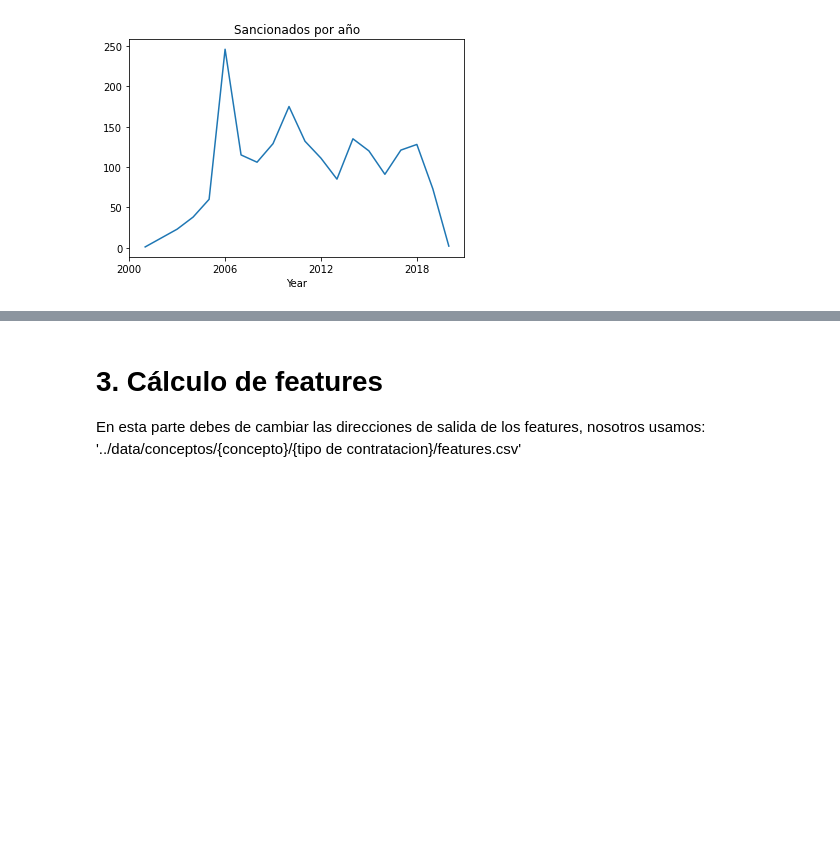
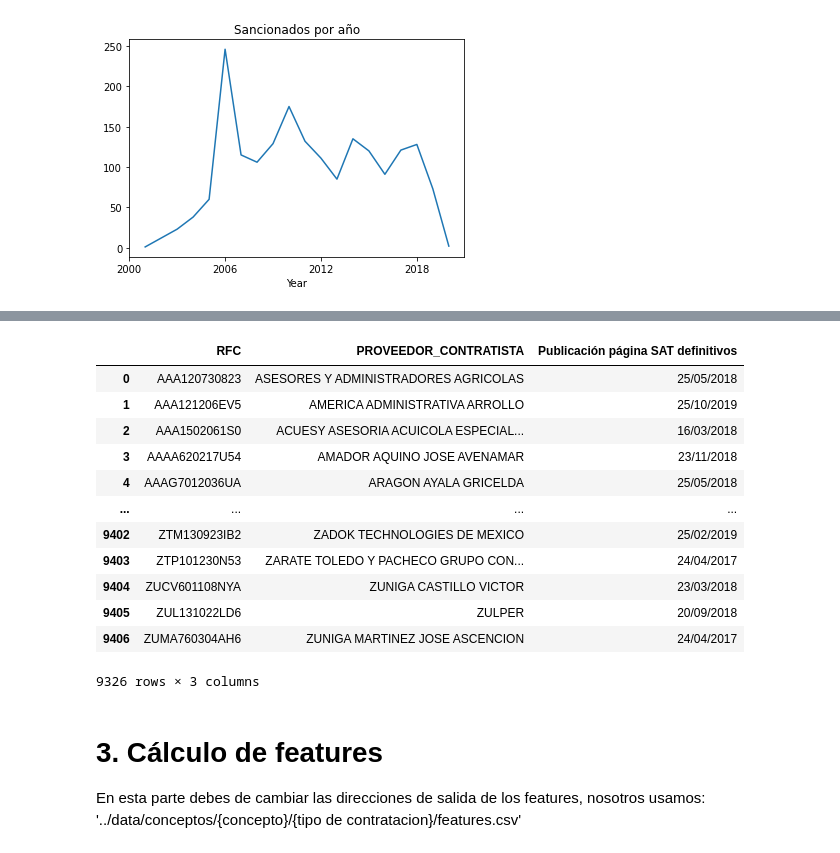
Before and after one commit to imco/IRC, a Jupyter notebook: notebooks/IRC_v2.ipynb, the cells around one changed output, grey strips where cells are left out. Drawn from its saved outputs; the diff is of its cells as text; code cells hidden in the pictures; blank space fills up the shorter version.

Commit message:
Load and preprocess RFC_fantasma table

```diff
--- a/notebooks/IRC_v2.ipynb
+++ b/notebooks/IRC_v2.ipynb
@@ -687,3 +693,32 @@ df_sancionados.groupby('Year').agg('count').Expediente.plot(xticks=range(2000, 2
+# %%
+df_fantasma = pd.read_csv('../data/bases/Definitivos.csv',
+                          dtype={'RFC': str, 'Nombre del Contribuyente': str},
+                          encoding='iso-8859-1',
+                          parse_dates=['Publicación página SAT definitivos'],
+                          skiprows=2,
+                          usecols=['RFC', 'Nombre del Contribuyente', 'Publicación página SAT definitivos'])
+
+df_fantasma = df_fantasma.rename(columns={'Nombre del Contribuyente': 'Nombre del Contribuyente'.upper()})
+
+# Filtra los RFC suprimidos
+df_fantasma = df_fantasma.loc[df_fantasma.RFC != 'XXXXXXXXXXXX']
+
+df_fantasma = clean_base_rfc(df_fantasma)
+df_fantasma
+# %% [output]
+|  | RFC | PROVEEDOR_CONTRATISTA | Publicación página SAT definitivos |
+| 0 | AAA120730823 | ASESORES Y ADMINISTRADORES AGRICOLAS | 25/05/2018 |
+| 1 | AAA121206EV5 | AMERICA ADMINISTRATIVA ARROLLO | 25/10/2019 |
+| 2 | AAA1502061S0 | ACUESY ASESORIA ACUICOLA ESPECIAL... | 16/03/2018 |
+| 3 | AAAA620217U54 | AMADOR AQUINO JOSE AVENAMAR | 23/11/2018 |
+| 4 | AAAG7012036UA | ARAGON AYALA GRICELDA | 25/05/2018 |
+| ... | ... | ... | ... |
+| 9402 | ZTM130923IB2 | ZADOK TECHNOLOGIES DE MEXICO | 25/02/2019 |
+| 9403 | ZTP101230N53 | ZARATE TOLEDO Y PACHECO GRUPO CON... | 24/04/2017 |
+| 9404 | ZUCV601108NYA | ZUNIGA CASTILLO VICTOR | 23/03/2018 |
+| 9405 | ZUL131022LD6 | ZULPER | 20/09/2018 |
+| 9406 | ZUMA760304AH6 | ZUNIGA MARTINEZ JOSE ASCENCION | 24/04/2017 |
+9326 rows × 3 columns
 # %% [markdown]
 # 3. Cálculo de features
 
```
Also changed, not shown: parts of 2 cells of this notebook.
